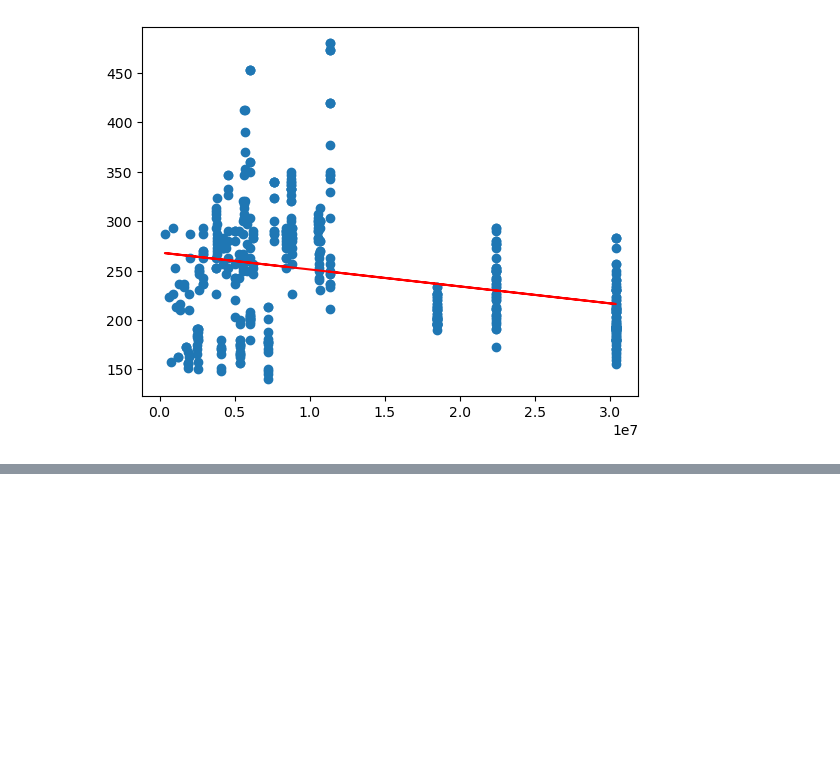
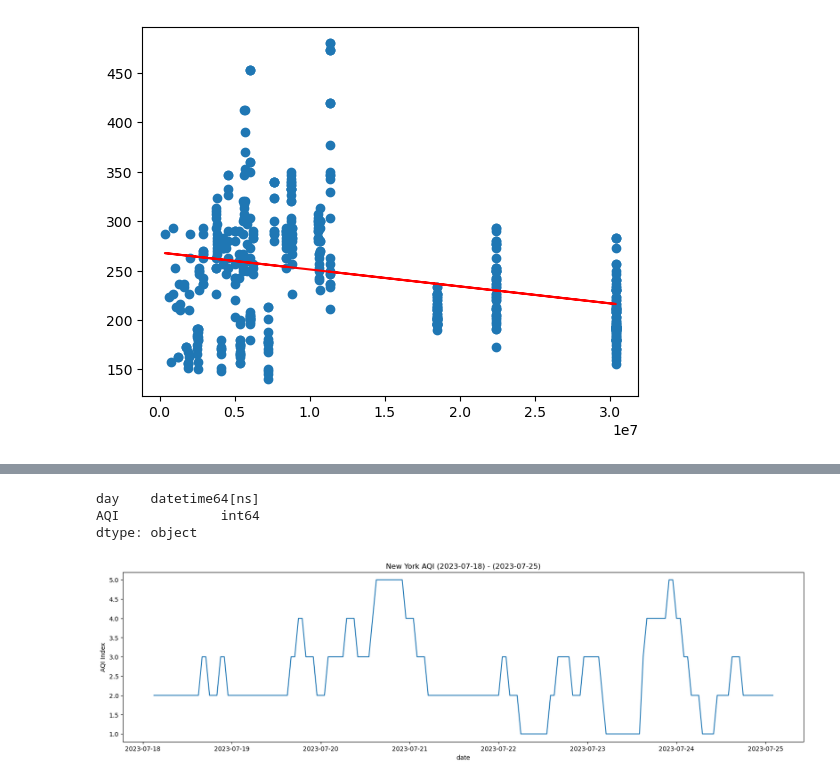
Before and after one commit to JayashreeKotte/Project-1, a Jupyter notebook: city_analysis_2023.ipynb, the cells around one changed output, grey strips where cells are left out. Saved outputs shown, nothing was run; the diff lists cells and outputs as text; code cells hidden in the pictures; blank space fills up the shorter version.

Commit message:
Adding historical line graph

```diff
--- a/city_analysis_2023.ipynb
+++ b/city_analysis_2023.ipynb
@@ -408,0 +455,14 @@ The correlation between both factors is -0.28
+# %%
+time_df["day"] = " "
+# %%
+from datetime import datetime
+
+for index, row in time_df.iterrows():
+
+    day = row["date"]
+    date = pd.to_datetime(day, unit= 's')
+
+    time_df.loc[index, "day"] = date
+
+
+print(time_df)
@@ -408,0 +484,4 @@ The correlation between both factors is -0.28
+# %%
+time_df = time_df[["day", "AQI"]]
+
+time_df
@@ -408,0 +502,21 @@ The correlation between both factors is -0.28
+# %%
+time_df["day"] = time_df["day"].astype("datetime64[ms]")
+# %%
+time_df.dtypes
+# %% [output]
+day    datetime64[ns]
+AQI             int64
+dtype: object
+# %%
+# Plot the linear graph for last week of New York's API index.
+plt.figure(figsize=(20,5))
+plt.plot(time_df["day"], time_df["AQI"])
+
+# Set labels
+plt.xlabel("date")
+plt.ylabel("AQI Index")
+plt.title("New York AQI (2023-07-18) - (2023-07-25)")
+
+plt.show()
+# %% [output]
+[figure, added]
```
Also changed, not shown: parts of 5 cells of this notebook.
